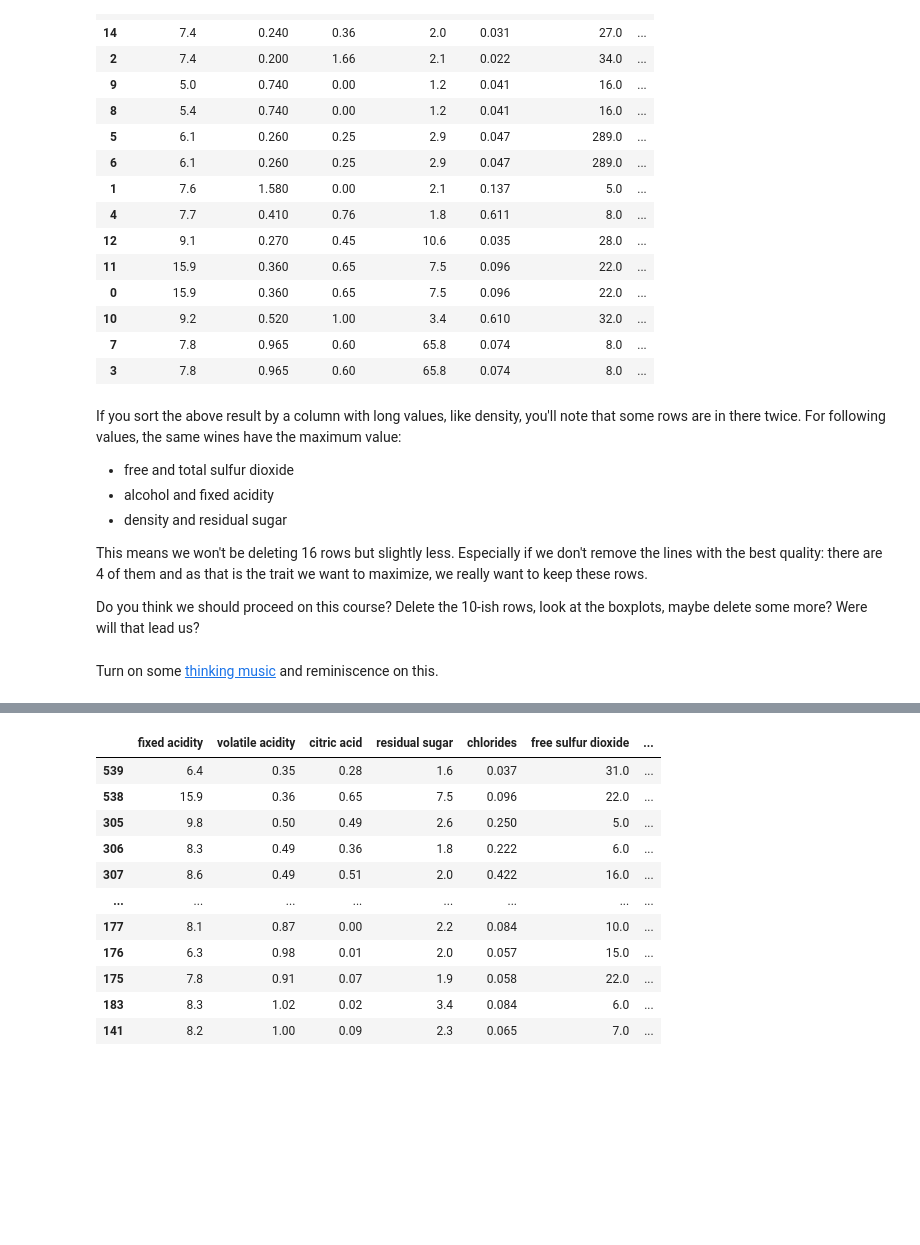
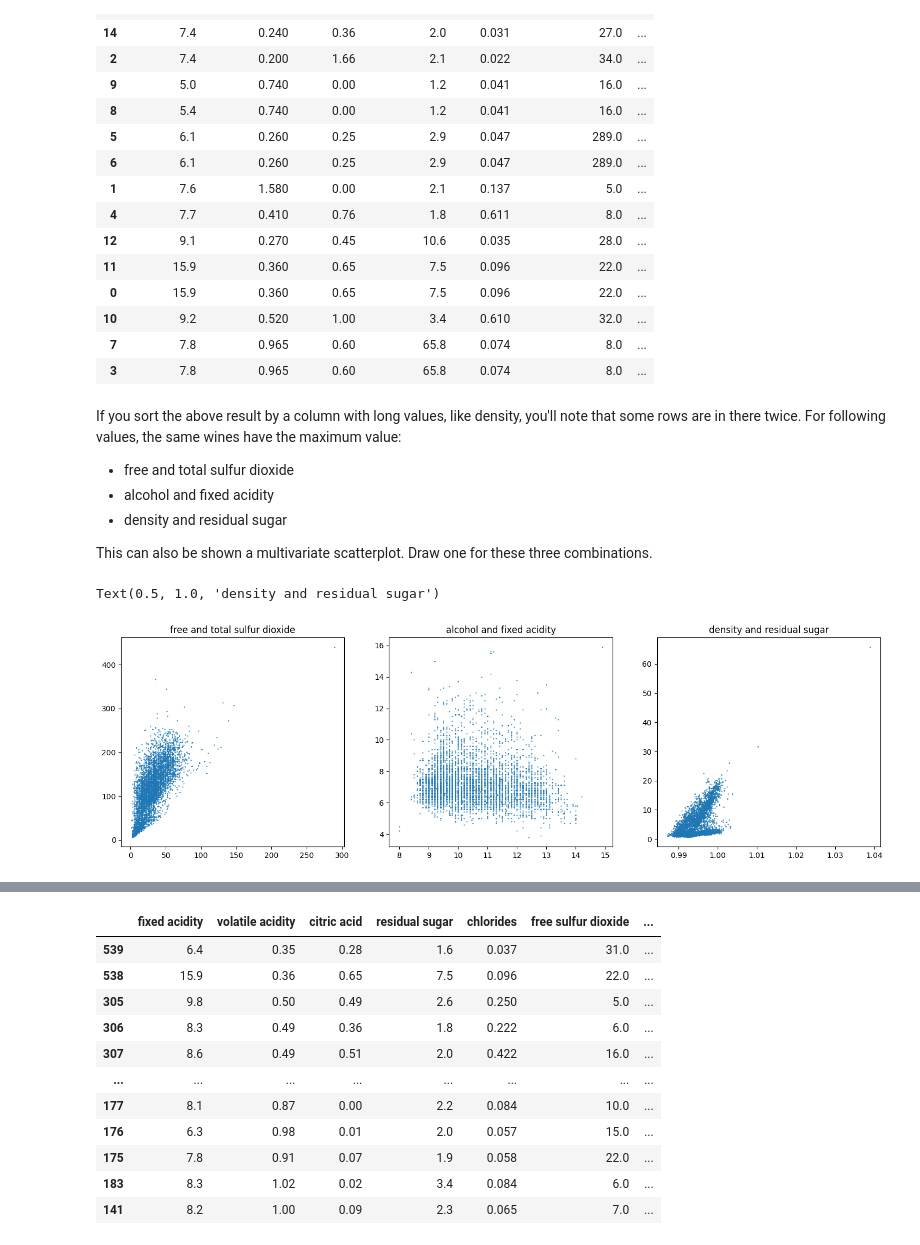
Before and after one commit to mjochen/CloudAI, a Jupyter notebook: Exercises/3.1 - Wine quality.ipynb, the cells around one changed output, grey strips where cells are left out. Drawn from its saved outputs; the diff is of its cells as text; code cells hidden in the pictures; blank space fills up the shorter version.

```diff
--- a/Exercises/3.1 - Wine quality.ipynb
+++ b/Exercises/3.1 - Wine quality.ipynb
@@ -149,9 +149,19 @@ If you sort the above result by a column with long values, like density, you'll
 * alcohol and fixed acidity
 * density and residual sugar
 
-This means we won't be deleting 16 rows but slightly less. Especially if we don't remove the lines with the best quality: there are 4 of them and as that is the trait we want to maximize, we really want to keep these rows.
-
-Do you think we should proceed on this course? Delete the 10-ish rows, look at the boxplots, maybe delete some more? Were will that lead us?
+This can also be shown a multivariate scatterplot. Draw one for these three combinations.
-# %% [markdown]
-Turn on some [thinking music](https://www.youtube.com/watch?v=oPVte6aMprI) and reminiscence on this.
+# %%
+import matplotlib.pyplot as plt
+
+fig, ax = plt.subplots(ncols=3, figsize=(18, 5))
+
+ax[0].scatter(wine["free sulfur dioxide"], wine["total sulfur dioxide"], s=0.3)
+ax[0].set_title("free and total sulfur dioxide")
+ax[1].scatter(wine["alcohol"], wine["fixed acidity"], s=0.3)
+ax[1].set_title("alcohol and fixed acidity")
+ax[2].scatter(wine["density"], wine["residual sugar"], s=0.3)
+ax[2].set_title("density and residual sugar")
+# %% [output]
+Text(0.5, 1.0, 'density and residual sugar')
+[figure, added]
 # %% [markdown]
```
Also changed, not shown: parts of 1 cell of this notebook, 2 other files.
